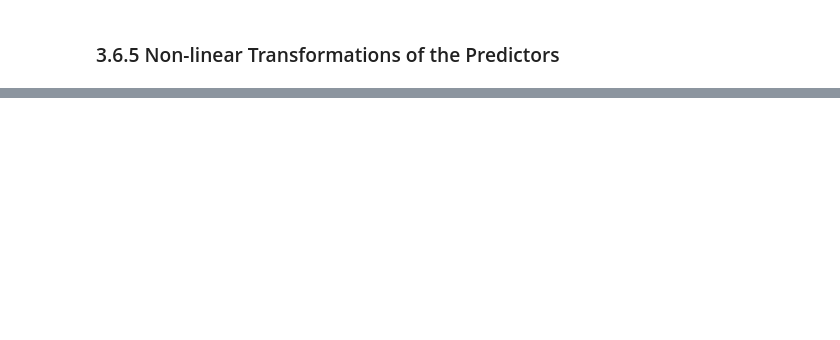
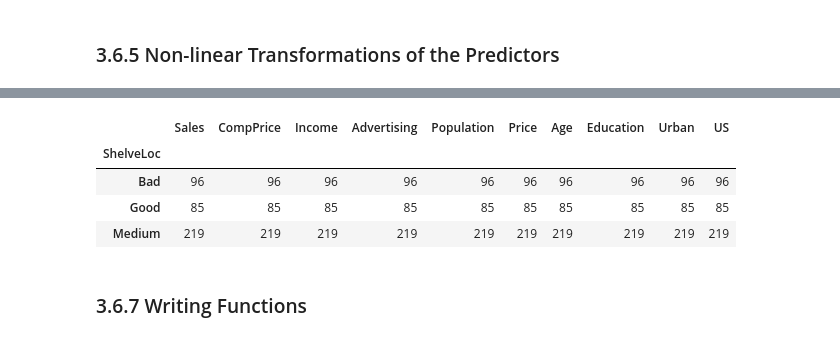
Before and after one commit to adbernardi/ISLR_r_python, a Jupyter notebook: Notebooks/Chapter 3 Lab Linear Regression.ipynb, the cells around one changed output, grey strips where cells are left out. Drawn from its saved outputs; the diff is of its cells as text; code cells hidden in the pictures; blank space fills up the shorter version.

```diff
--- a/Notebooks/Chapter 3 Lab Linear Regression.ipynb
+++ b/Notebooks/Chapter 3 Lab Linear Regression.ipynb
@@ -264,0 +298,9 @@ strong multicollinearity or other numerical problems.
+# %%
+# Using the carseats data set and using categorical and/or qualitative variables with our model
+# Reading in the carseats data
+
+carseats = pd.read_csv('/Users/anthonybernardi/Desktop/Werk/ISLR/ISLR-python-master/Notebooks/Data/Carseats.csv', header=0, index_col=0)
+
+carseats.head(5)
+
+carseats.columns
@@ -264,0 +339,12 @@ strong multicollinearity or other numerical problems.
+# %%
+# Gut check
+
+carseats.groupby(['ShelveLoc']).count()
+# %% [output]
+|  | Sales | CompPrice | Income | Advertising | Population | Price | Age | Education | Urban | US |
+| ShelveLoc |  |  |  |  |  |  |  |  |  |  |
+| Bad | 96 | 96 | 96 | 96 | 96 | 96 | 96 | 96 | 96 | 96 |
+| Good | 85 | 85 | 85 | 85 | 85 | 85 | 85 | 85 | 85 | 85 |
+| Medium | 219 | 219 | 219 | 219 | 219 | 219 | 219 | 219 | 219 | 219 |
+# %% [markdown]
+### 3.6.7 Writing Functions
```
Also changed, not shown: parts of 10 cells of this notebook.
